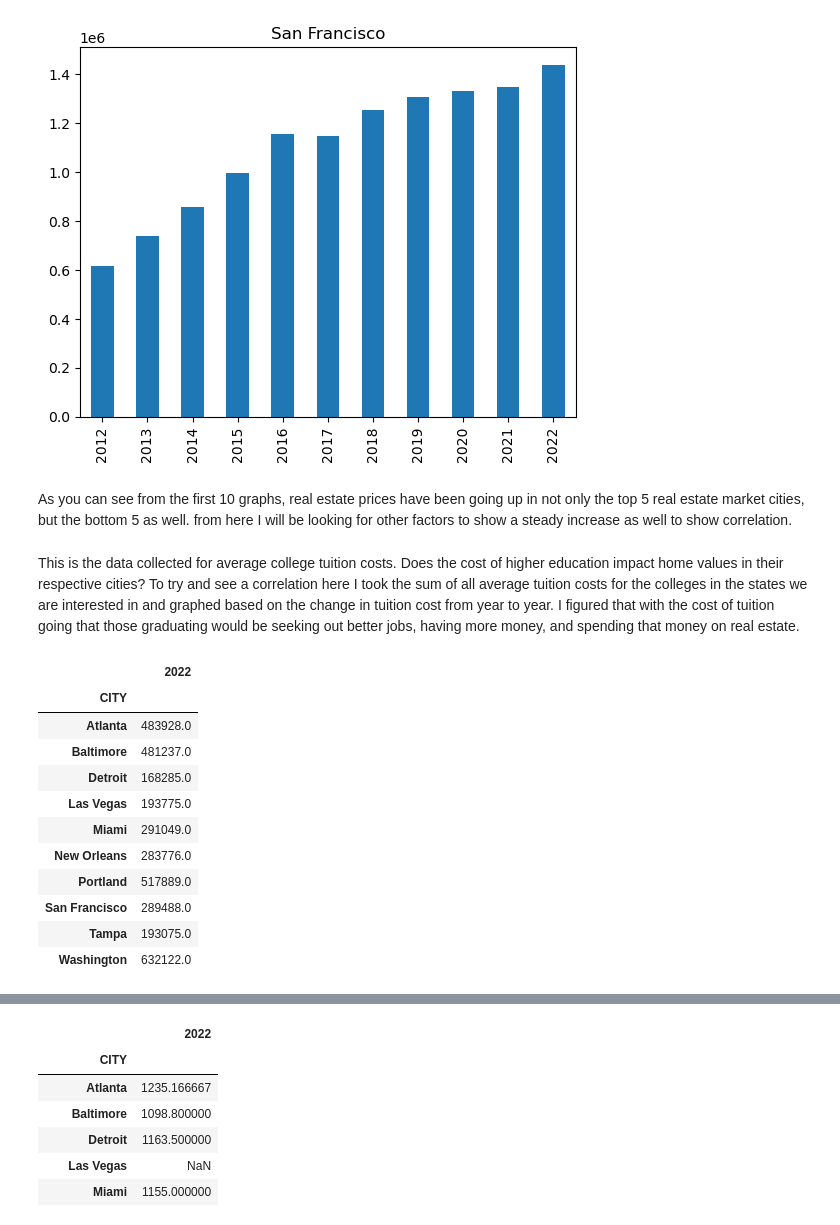
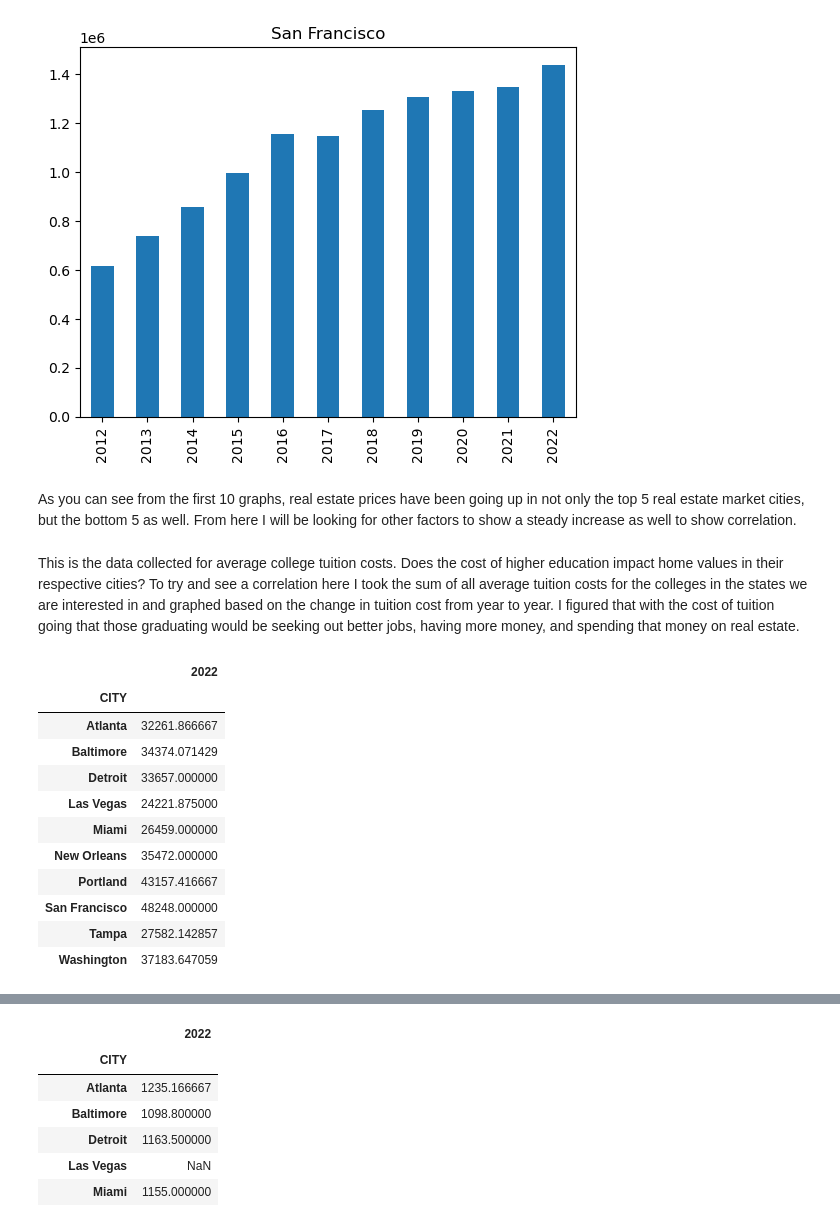
Before and after one commit to MWatkins87/Class_Project_Group_5, a Jupyter notebook: matthew_watkins.ipynb, the cells around one changed output, grey strips where cells are left out. Saved outputs shown, nothing was run; the diff lists cells and outputs as text; code cells hidden in the pictures.

```diff
--- a/matthew_watkins.ipynb
+++ b/matthew_watkins.ipynb
@@ -136,44 +136,44 @@ for city in cities:
 [figure]
 [figure]
 # %% [markdown]
-As you can see from the first 10 graphs, real estate prices have been going up in not only the top 5 real estate market cities, but the bottom 5 as well. from here I will be looking for other factors to show a steady increase as well to show correlation.
+As you can see from the first 10 graphs, real estate prices have been going up in not only the top 5 real estate market cities, but the bottom 5 as well. From here I will be looking for other factors to show a steady increase as well to show correlation.
 # %% [markdown]
 This is the data collected for average college tuition costs. Does the cost of higher education impact home values in their respective cities? To try and see a correlation here I took the sum of all average tuition costs for the colleges in the states we are interested in and graphed based on the change in tuition cost from year to year. I figured that with the cost of tuition going that those graduating would be seeking out better jobs, having more money, and spending that money on real estate.
 # %%
 # reading in the csv for the school year
 college_data21_22 = pd.read_csv("../Resources/data/MERGED2021_22_PP.csv", low_memory=False)
 
 # only the columns I want for average college tuition prices
 college21_22 = college_data21_22[["INSTNM","CITY","STABBR","COSTT4_A"]]
 
 # filtering by state first to avoid running into issues with having the same city name in different states
 cf_22_df = college21_22[college21_22.isin(states).any(axis=1)]
 
 # filtering by the cities
 cf_22_df = college21_22[college21_22.isin(cities).any(axis=1)]
 
 # removing columns i don't need anymore
 no_instnm_df = cf_22_df[["CITY","COSTT4_A"]]
 
-# so i can have the same metric to measure change and not individual tuition prices I sum()ed the costs for each city
-by_city_22 = no_instnm_df.groupby(["CITY"]).sum()
+# so i can have the same metric to measure change and not individual tuition prices I mean()ed the costs for each city
+by_city_22 = no_instnm_df.groupby(["CITY"]).mean()
 
 # because i want this to be time series i've renamed the avg tuition cost column to year
 by_city_22 = by_city_22.rename(columns={"COSTT4_A":"2022"})
 by_city_22.head(20)
 # %% [output]
 |  | 2022 |
 | CITY |  |
-| Atlanta | 483928.0 |
-| Baltimore | 481237.0 |
-| Detroit | 168285.0 |
-| Las Vegas | 193775.0 |
-| Miami | 291049.0 |
-| New Orleans | 283776.0 |
-| Portland | 517889.0 |
-| San Francisco | 289488.0 |
-| Tampa | 193075.0 |
-| Washington | 632122.0 |
+| Atlanta | 32261.866667 |
+| Baltimore | 34374.071429 |
+| Detroit | 33657.000000 |
+| Las Vegas | 24221.875000 |
+| Miami | 26459.000000 |
+| New Orleans | 35472.000000 |
+| Portland | 43157.416667 |
+| San Francisco | 48248.000000 |
+| Tampa | 27582.142857 |
+| Washington | 37183.647059 |
 # %%
 # reading in the csv for the school year
 college_data20_21 = pd.read_csv("../Resources/data/MERGED2020_21_PP.csv", low_memory=False)
```
Also changed, not shown: parts of 18 cells of this notebook.
